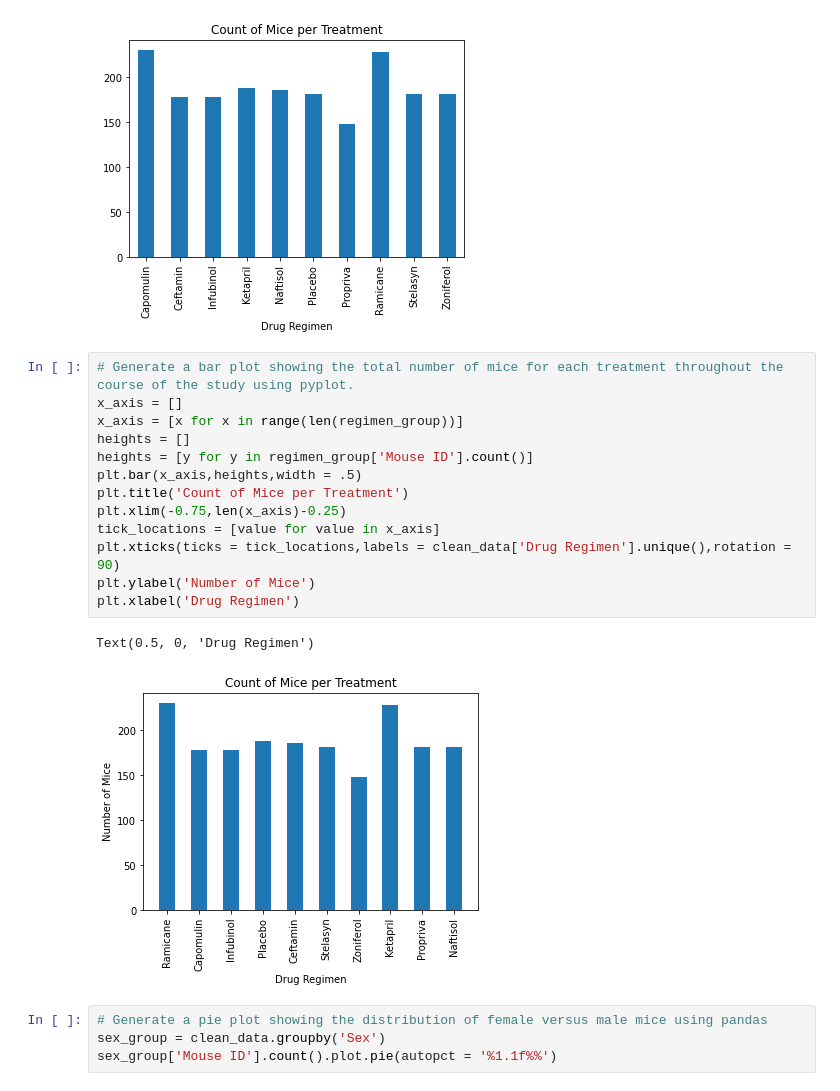
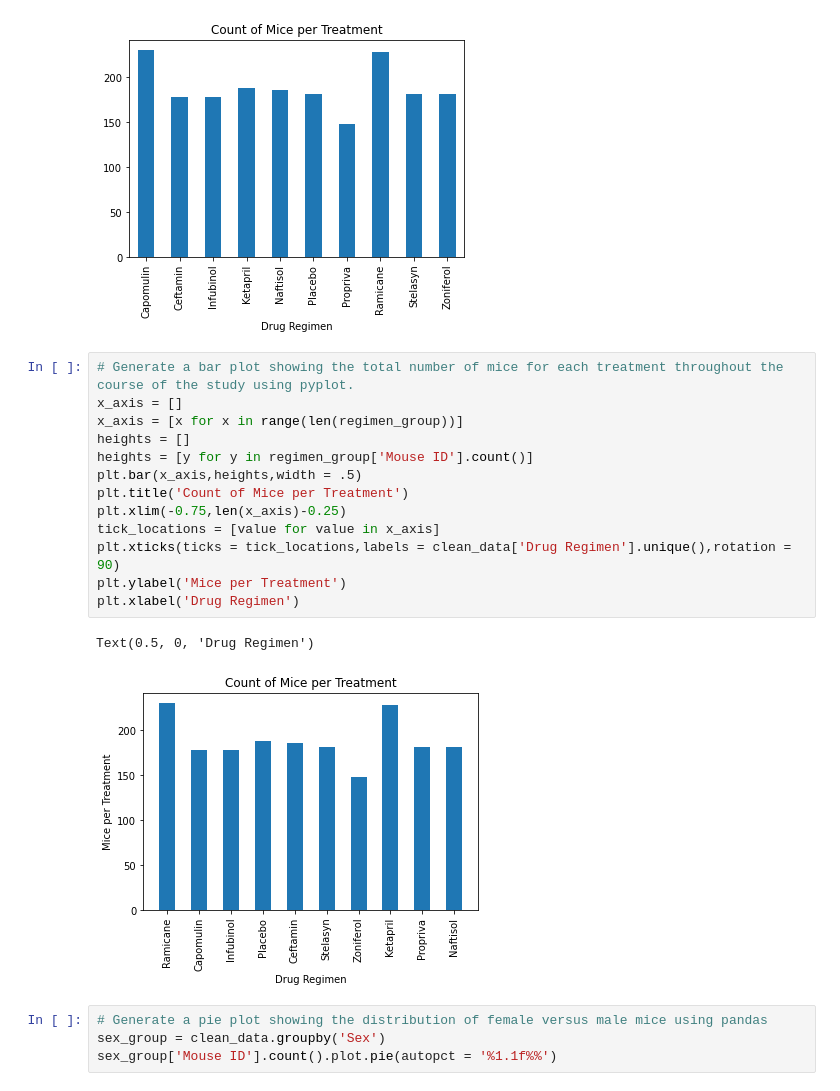
Before and after one commit to Travis-Molnoskey/matplotlib-challenge, a Jupyter notebook: pymaceuticals_starter.ipynb, the cells around one changed output. Drawn from its saved outputs; the diff is of its cells as text.

```diff
--- a/pymaceuticals_starter.ipynb
+++ b/pymaceuticals_starter.ipynb
@@ -134,19 +139,19 @@ regimen_group['Mouse ID'].count().plot.bar(title = 'Count of Mice per Treatment'
 # %%
 # Generate a bar plot showing the total number of mice for each treatment throughout the course of the study using pyplot.
 x_axis = []
 x_axis = [x for x in range(len(regimen_group))]
 heights = []
 heights = [y for y in regimen_group['Mouse ID'].count()]
 plt.bar(x_axis,heights,width = .5)
 plt.title('Count of Mice per Treatment')
 plt.xlim(-0.75,len(x_axis)-0.25)
 tick_locations = [value for value in x_axis]
 plt.xticks(ticks = tick_locations,labels = clean_data['Drug Regimen'].unique(),rotation = 90)
-plt.ylabel('Number of Mice')
+plt.ylabel('Mice per Treatment')
 plt.xlabel('Drug Regimen')
 # %% [output]
 Text(0.5, 0, 'Drug Regimen')
-[figure, old version]
+[figure, new version]
 # %%
 # Generate a pie plot showing the distribution of female versus male mice using pandas
 sex_group = clean_data.groupby('Sex')
```
Also changed, not shown: parts of 11 cells of this notebook.
